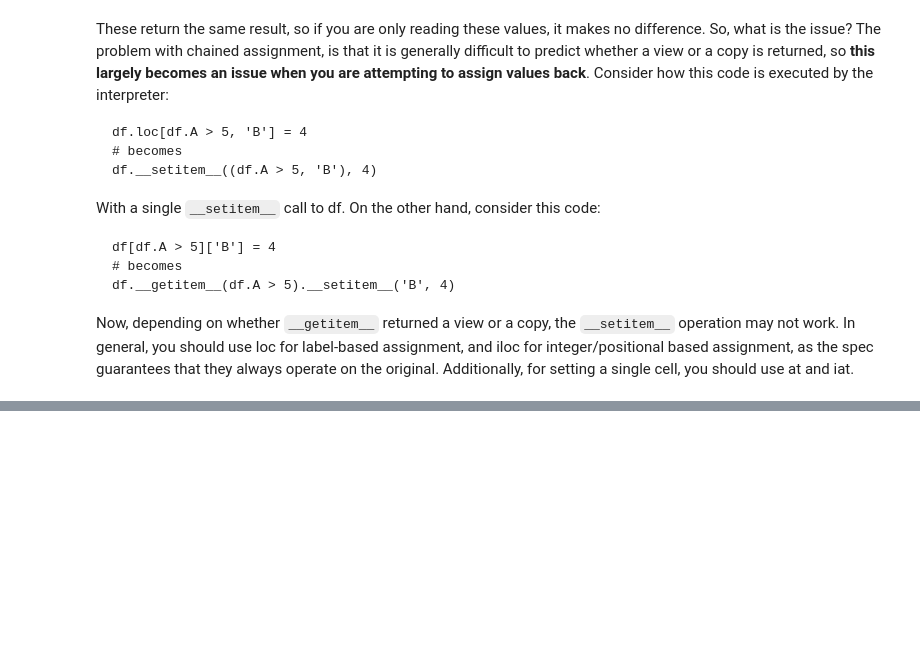
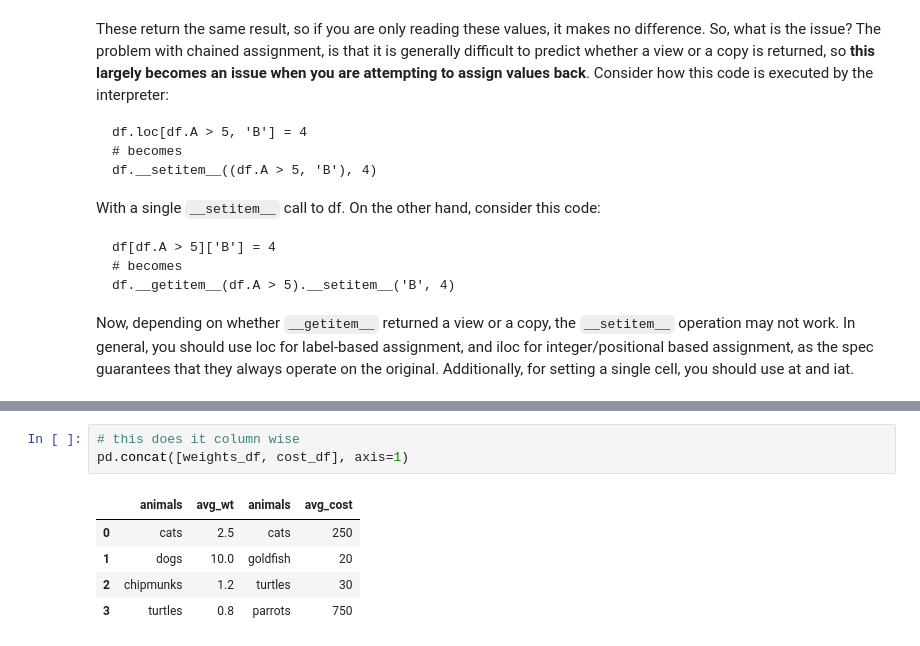
Before and after one commit to philmui/asdrp2022, a Jupyter notebook: notebooks/07. Numpy and Pandas.ipynb, the cells around one changed output, grey strips where cells are left out. Drawn from its saved outputs; the diff is of its cells as text; blank space fills up the shorter version.

```diff
--- a/notebooks/07. Numpy and Pandas.ipynb
+++ b/notebooks/07. Numpy and Pandas.ipynb
@@ -555,0 +689,9 @@
+# %%
+# this does it column wise
+pd.concat([weights_df, cost_df], axis=1)
+# %% [output]
+|  | animals | avg_wt | animals | avg_cost |
+| 0 | cats | 2.5 | cats | 250 |
+| 1 | dogs | 10.0 | goldfish | 20 |
+| 2 | chipmunks | 1.2 | turtles | 30 |
+| 3 | turtles | 0.8 | parrots | 750 |
```
Also changed, not shown: parts of 19 cells of this notebook, 14 other files.
